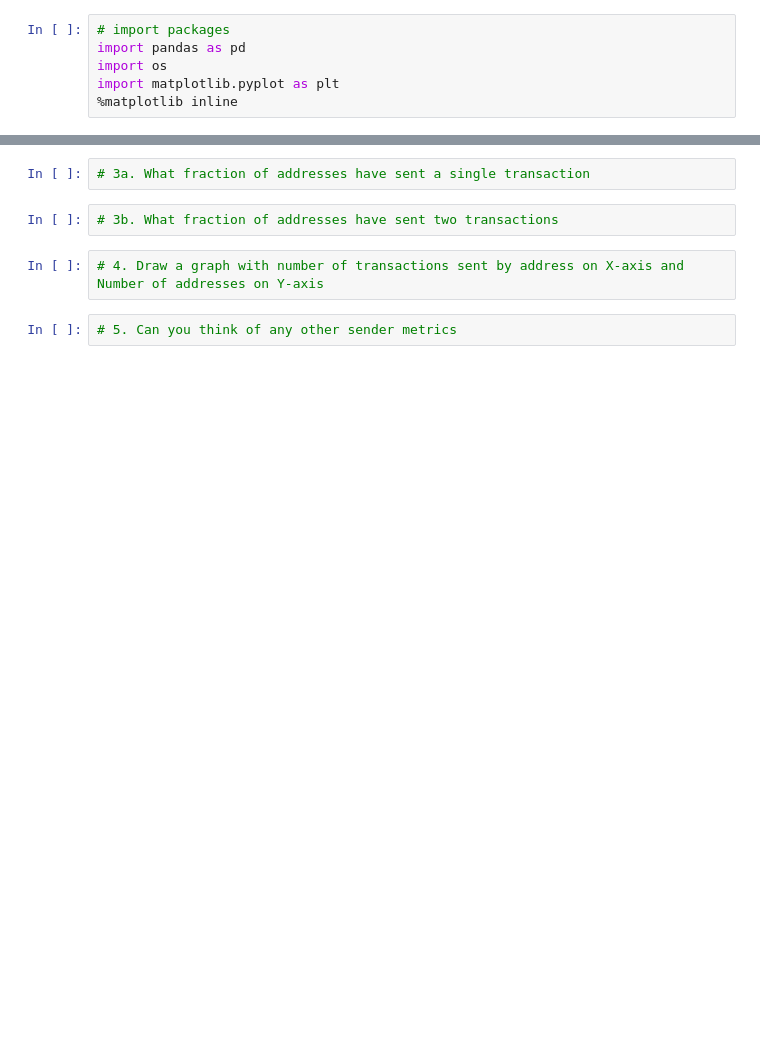
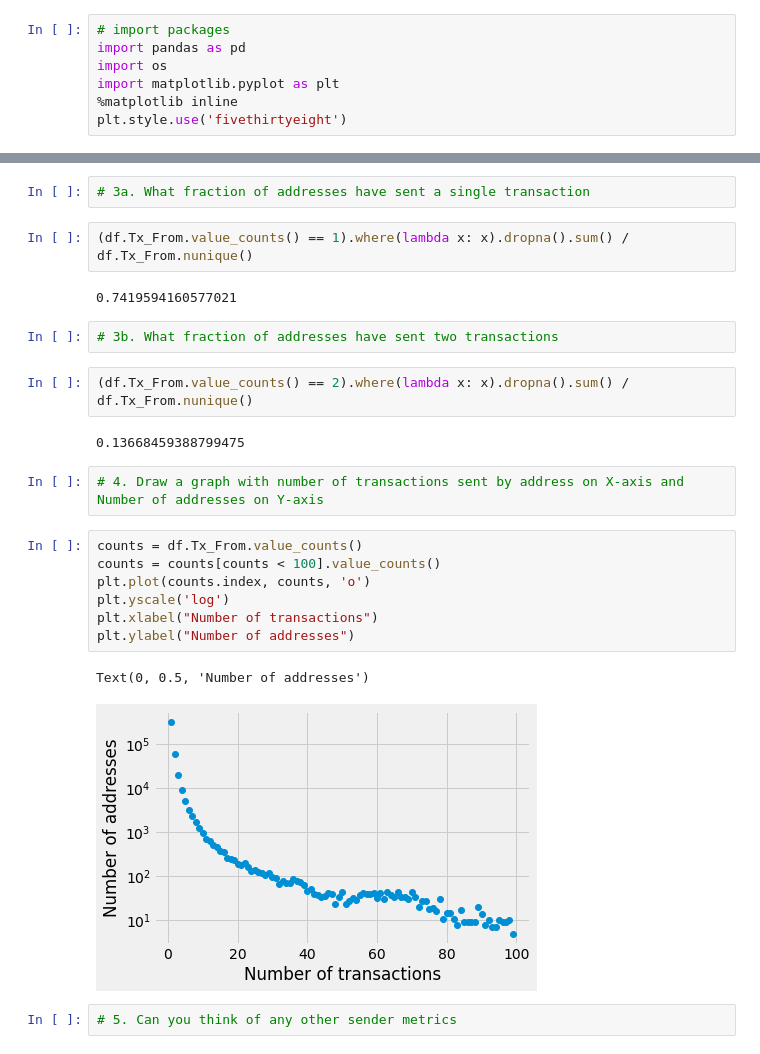
Before and after one commit to PranayAnchuri/COSIW11_S2022, a Jupyter notebook: pages/ethactivity.ipynb, the cells around one changed output, grey strips where cells are left out. Saved outputs shown, nothing was run; the diff lists cells and outputs as text; blank space fills up the shorter version.

```diff
--- a/pages/ethactivity.ipynb
+++ b/pages/ethactivity.ipynb
@@ -19,6 +19,7 @@ import pandas as pd
 import os
 import matplotlib.pyplot as plt
 %matplotlib inline
+plt.style.use('fivethirtyeight')
 # %%
 # read files to individual dataframes and convert to a single dataframe
 # remove duplicate transactions
@@ -46,8 +80,26 @@ Focus on the sender field (Tx_From) of each transaction and answer the following
 # %%
 # 3a. What fraction of addresses have sent a single transaction
+# %%
+(df.Tx_From.value_counts() == 1).where(lambda x: x).dropna().sum() / df.Tx_From.nunique()
+# %% [output]
+0.7419594160577021
 # %%
 # 3b. What fraction of addresses have sent two transactions
+# %%
+(df.Tx_From.value_counts() == 2).where(lambda x: x).dropna().sum() / df.Tx_From.nunique()
+# %% [output]
+0.13668459388799475
 # %%
 # 4. Draw a graph with number of transactions sent by address on X-axis and Number of addresses on Y-axis
+# %%
+counts = df.Tx_From.value_counts()
+counts = counts[counts < 100].value_counts()
+plt.plot(counts.index, counts, 'o')
+plt.yscale('log')
+plt.xlabel("Number of transactions")
+plt.ylabel("Number of addresses")
+# %% [output]
+Text(0, 0.5, 'Number of addresses')
+[figure, added]
 # %%
 # 5. Can you think of any other sender metrics
```
Also changed, not shown: parts of 24 cells of this notebook, 2 other files.
